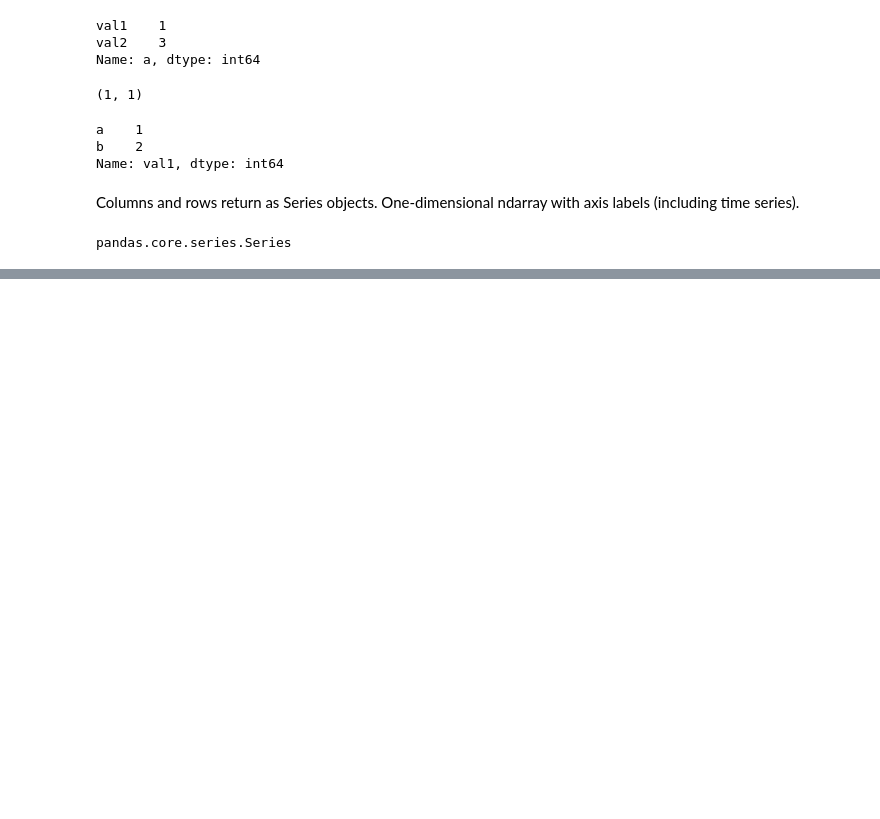
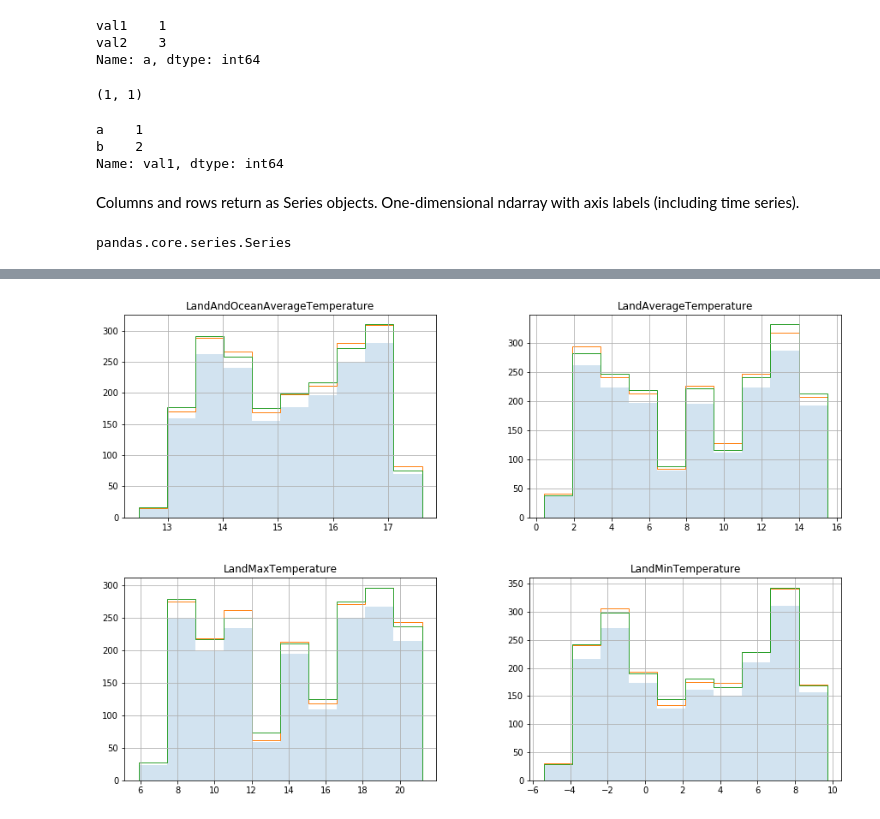
Before and after one commit to douglasvitoreti/scientific-python-lectures, a Jupyter notebook: Lecture-6-Pandas.ipynb, the cells around one changed output, grey strips where cells are left out. Saved outputs shown, nothing was run; the diff lists cells and outputs as text; code cells hidden in the pictures; blank space fills up the shorter version.

```diff
--- a/Lecture-6-Pandas.ipynb
+++ b/Lecture-6-Pandas.ipynb
@@ -167,0 +260,4 @@ pandas.core.series.Series
+# %%
+ffill=global_clima.fillna(method='ffill')
+
+ffill.head(10)
@@ -167,0 +277,4 @@ pandas.core.series.Series
+# %%
+bfill=global_clima.fillna(method='bfill')
+
+bfill.head(10)
@@ -167,0 +294,6 @@ pandas.core.series.Series
+# %%
+axes=global_clima.hist(figsize=(15, 10), alpha=.2);
+bfill.hist(figsize=(15, 10), ax=axes, histtype='step');
+ffill.hist(figsize=(15, 10), ax=axes, histtype='step');
+# %% [output]
+[figure, added]
```
Also changed, not shown: parts of 32 cells of this notebook, 10 other files.
